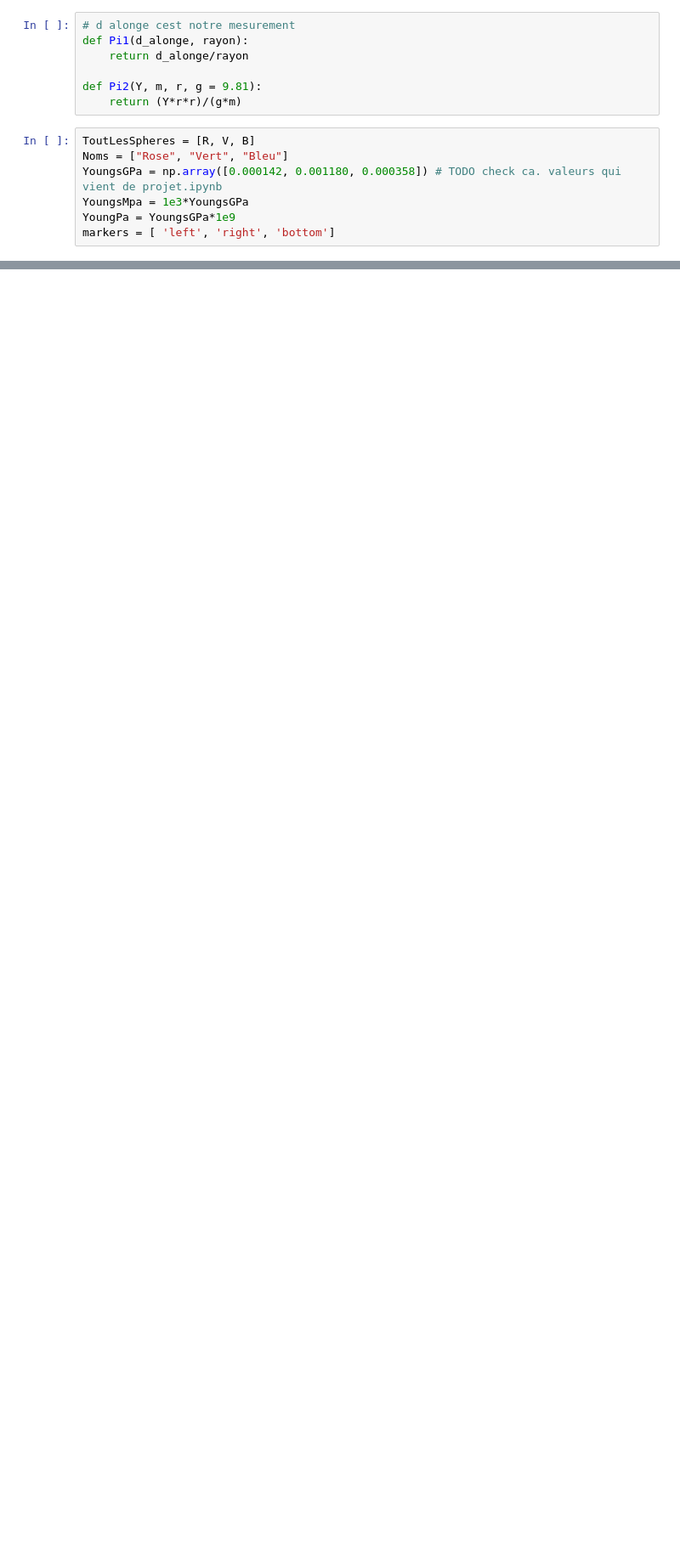
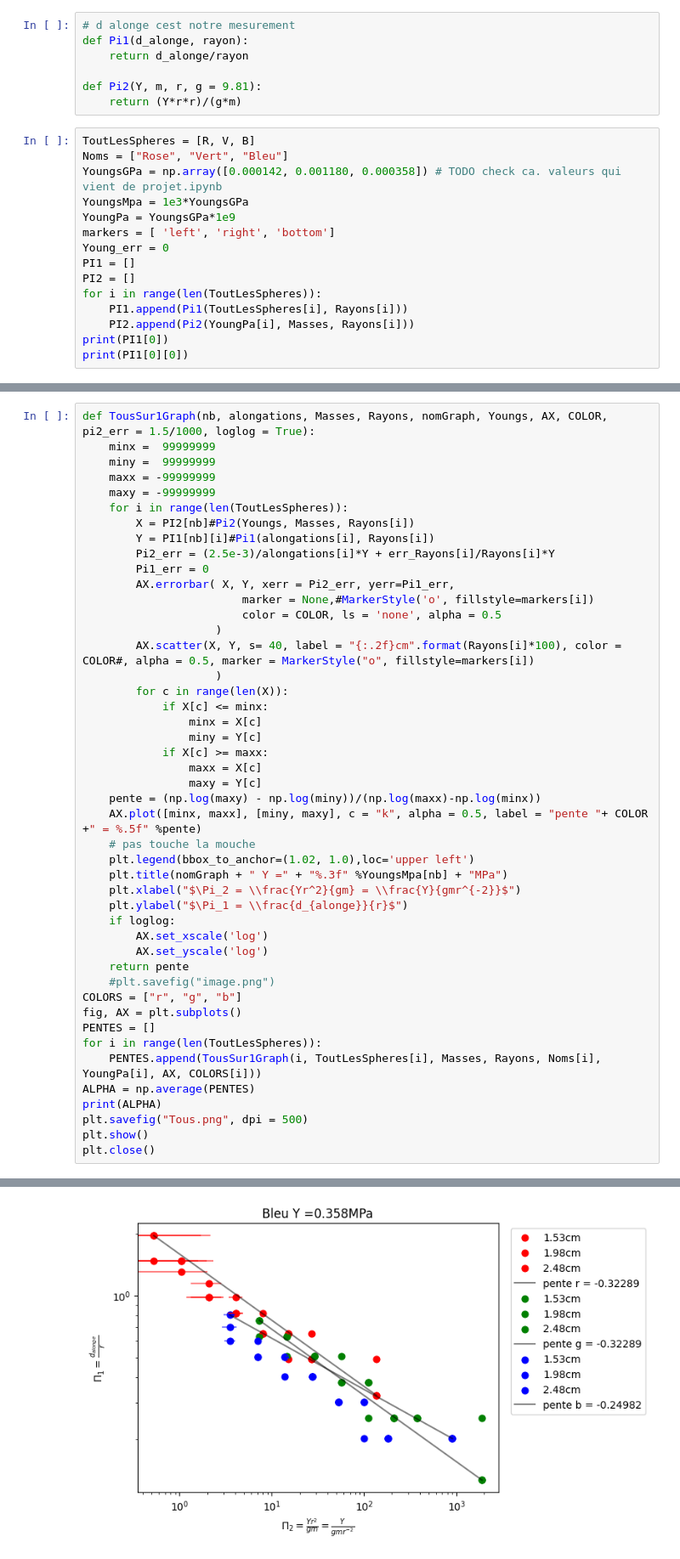
Before and after one commit to erdicn/ContactDeHertz, a Jupyter notebook: Hertz.ipynb, the cells around one changed output, grey strips where cells are left out. Shown at 85% size. Saved outputs shown, nothing was run; the diff lists cells and outputs as text; blank space fills up the shorter version.

```diff
--- a/Hertz.ipynb
+++ b/Hertz.ipynb
@@ -61,3 +65,11 @@ YoungsGPa = np.array([0.000142, 0.001180, 0.000358]) # TODO check ca. valeurs qu
 YoungsMpa = 1e3*YoungsGPa
 YoungPa = YoungsGPa*1e9
 markers = [ 'left', 'right', 'bottom']
+Young_err = 0
+PI1 = []
+PI2 = []
+for i in range(len(ToutLesSpheres)):
+    PI1.append(Pi1(ToutLesSpheres[i], Rayons[i]))
+    PI2.append(Pi2(YoungPa[i], Masses, Rayons[i]))
+print(PI1[0])
+print(PI1[0][0])
@@ -63,0 +85,47 @@ markers = [ 'left', 'right', 'bottom']
+# %%
+def TousSur1Graph(nb, alongations, Masses, Rayons, nomGraph, Youngs, AX, COLOR, pi2_err = 1.5/1000, loglog = True):
+    minx =  99999999
+    miny =  99999999
+    maxx = -99999999
+    maxy = -99999999
+    for i in range(len(ToutLesSpheres)):
+        X = PI2[nb]#Pi2(Youngs, Masses, Rayons[i])
+        Y = PI1[nb][i]#Pi1(alongations[i], Rayons[i])
+        Pi2_err = (2.5e-3)/alongations[i]*Y + err_Rayons[i]/Rayons[i]*Y
+        Pi1_err = 0
+        AX.errorbar( X, Y, xerr = Pi2_err, yerr=Pi1_err,
+                        marker = None,#MarkerStyle('o', fillstyle=markers[i])
+                        color = COLOR, ls = 'none', alpha = 0.5
+                    )
+        AX.scatter(X, Y, s= 40, label = "{:.2f}cm".format(Rayons[i]*100), color = COLOR#, alpha = 0.5, marker = MarkerStyle("o", fillstyle=markers[i])
+                    )
+        for c in range(len(X)):
+            if X[c] <= minx:
+                minx = X[c]
+                miny = Y[c]
+            if X[c] >= maxx:
+                maxx = X[c]
+                maxy = Y[c]
+    pente = (np.log(maxy) - np.log(miny))/(np.log(maxx)-np.log(minx))
+    AX.plot([minx, maxx], [miny, maxy], c = "k", alpha = 0.5, label = "pente "+ COLOR +" = %.5f" %pente)
+    # pas touche la mouche
+    plt.legend(bbox_to_anchor=(1.02, 1.0),loc='upper left')
+    plt.title(nomGraph + " Y =" + "%.3f" %YoungsMpa[nb] + "MPa")
+    plt.xlabel("$\Pi_2 = \\frac{Yr^2}{gm} = \\frac{Y}{gmr^{-2}}$")
+    plt.ylabel("$\Pi_1 = \\frac{d_{alonge}}{r}$")
+    if loglog:
+        AX.set_xscale('log')
+        AX.set_yscale('log')
+    return pente
+    #plt.savefig("image.png")
+COLORS = ["r", "g", "b"]
+fig, AX = plt.subplots()
+PENTES = []
+for i in range(len(ToutLesSpheres)):
+    PENTES.append(TousSur1Graph(i, ToutLesSpheres[i], Masses, Rayons, Noms[i], YoungPa[i], AX, COLORS[i]))
+ALPHA = np.average(PENTES)
+print(ALPHA)
+plt.savefig("Tous.png", dpi = 500)
+plt.show()
+plt.close()
+# %% [output]
@@ -63,0 +133 @@ markers = [ 'left', 'right', 'bottom']
+[figure, added]
```
Also changed, not shown: parts of 11 cells of this notebook, 2 other files.
